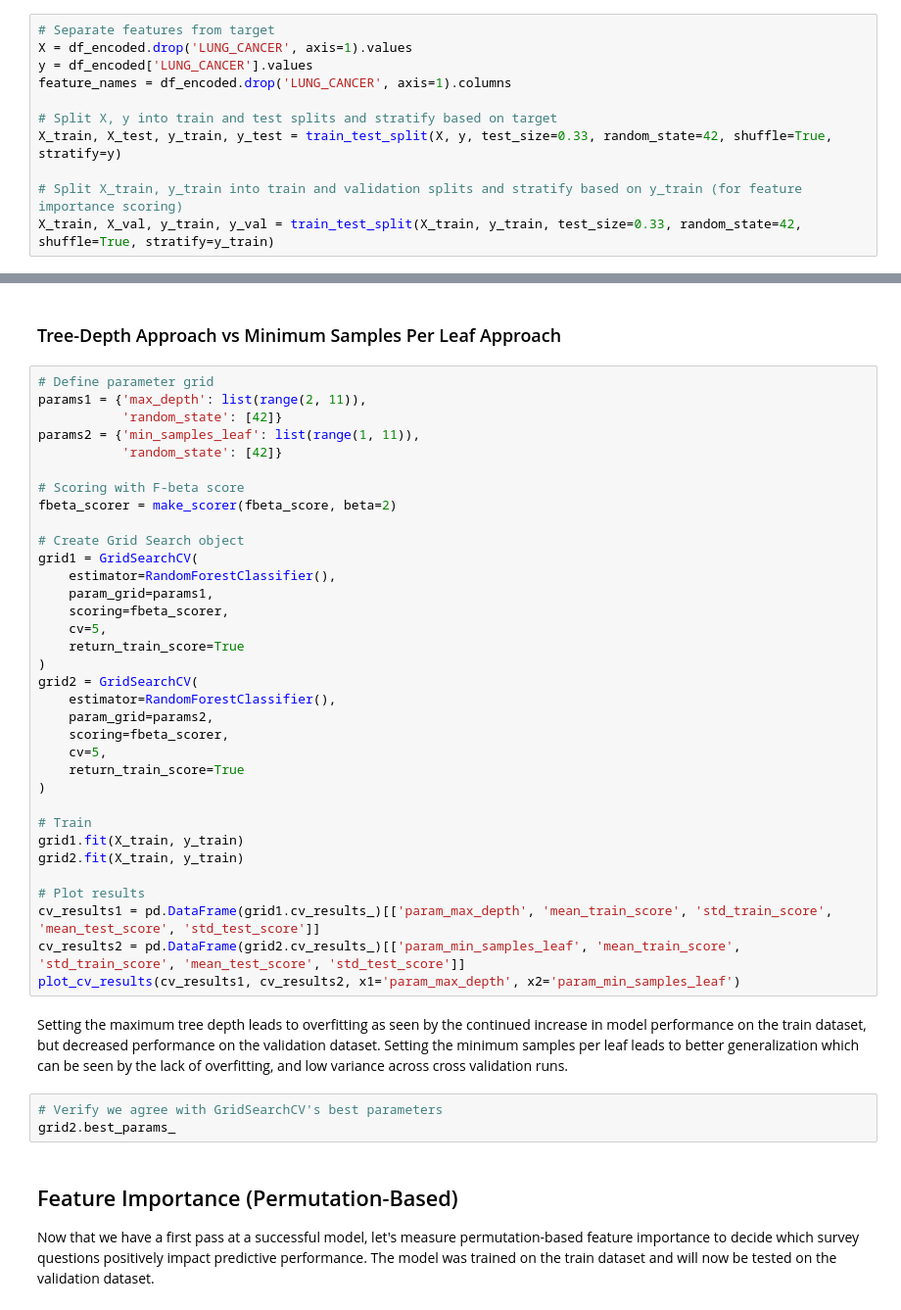
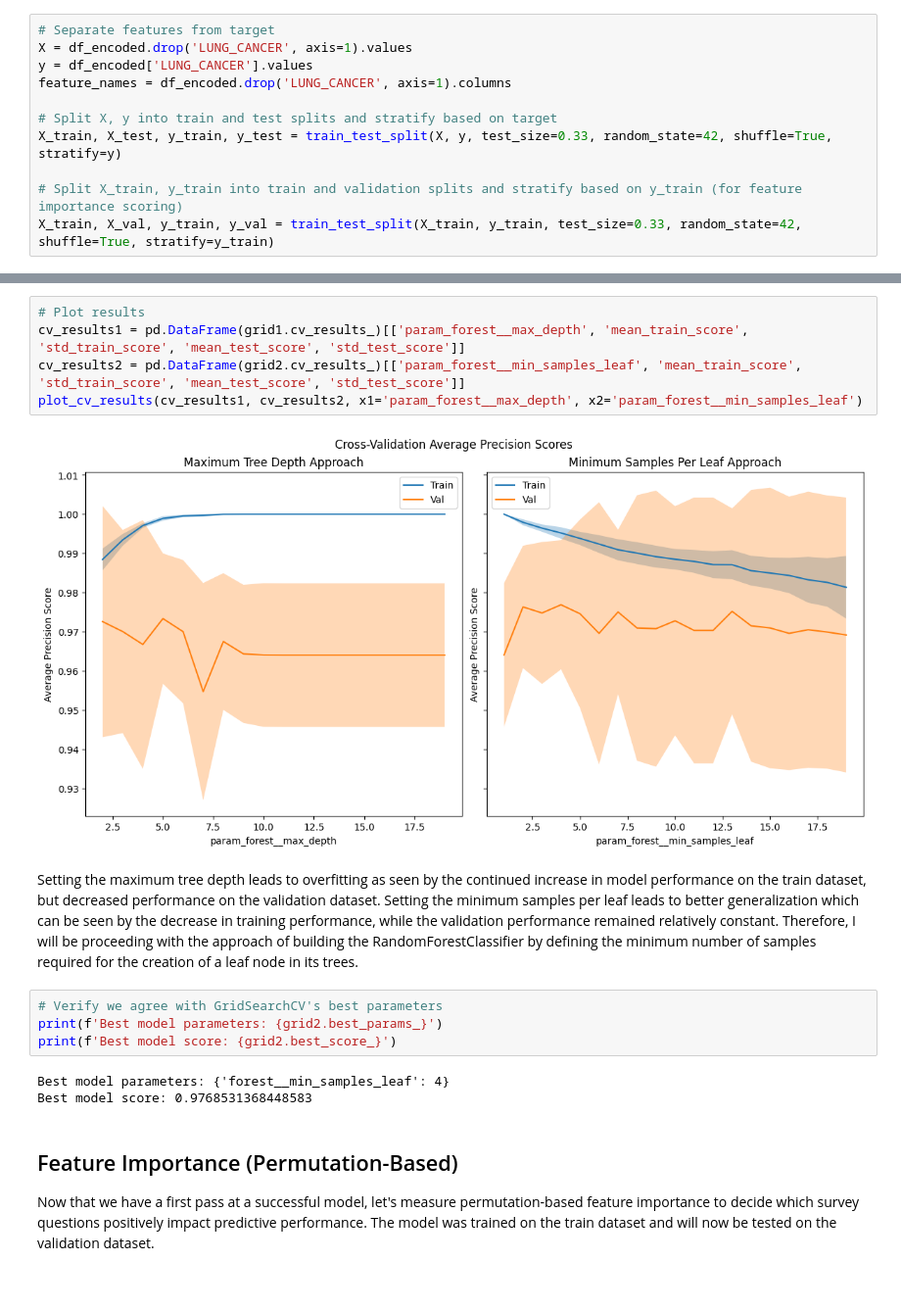
Before and after one commit to jesseingraham/lung-cancer-survey-prediction, a Jupyter notebook: notebooks/predicting-lung-cancer-and-survey-analysis.ipynb, the cells around one changed output, grey strips where cells are left out. Shown at 98% size. Cells and saved outputs as stored; diff of their text form.

```diff
--- a/notebooks/predicting-lung-cancer-and-survey-analysis.ipynb
+++ b/notebooks/predicting-lung-cancer-and-survey-analysis.ipynb
@@ -198,45 +338,20 @@ def plot_cv_results(results1, results2, x1='param_max_depth', x2='min_samples_le
     plt.show()
-# %% [markdown]
-### Tree-Depth Approach vs Minimum Samples Per Leaf Approach
-# %%
-# Define parameter grid
-params1 = {'max_depth': list(range(2, 11)),
-           'random_state': [42]}
-params2 = {'min_samples_leaf': list(range(1, 11)),
-           'random_state': [42]}
-
-# Scoring with F-beta score
-fbeta_scorer = make_scorer(fbeta_score, beta=2)
-
-# Create Grid Search object
-grid1 = GridSearchCV(
-    estimator=RandomForestClassifier(),
-    param_grid=params1,
-    scoring=fbeta_scorer,
-    cv=5,
-    return_train_score=True
-)
-grid2 = GridSearchCV(
-    estimator=RandomForestClassifier(),
-    param_grid=params2,
-    scoring=fbeta_scorer,
-    cv=5,
-    return_train_score=True
-)
-
-# Train
-grid1.fit(X_train, y_train)
-grid2.fit(X_train, y_train)
-
-# Plot results
-cv_results1 = pd.DataFrame(grid1.cv_results_)[['param_max_depth', 'mean_train_score', 'std_train_score', 'mean_test_score', 'std_test_score']]
-cv_results2 = pd.DataFrame(grid2.cv_results_)[['param_min_samples_leaf', 'mean_train_score', 'std_train_score', 'mean_test_score', 'std_test_score']]
-plot_cv_results(cv_results1, cv_results2, x1='param_max_depth', x2='param_min_samples_leaf')
+# %%
+# Plot results
+cv_results1 = pd.DataFrame(grid1.cv_results_)[['param_forest__max_depth', 'mean_train_score', 'std_train_score', 'mean_test_score', 'std_test_score']]
+cv_results2 = pd.DataFrame(grid2.cv_results_)[['param_forest__min_samples_leaf', 'mean_train_score', 'std_train_score', 'mean_test_score', 'std_test_score']]
+plot_cv_results(cv_results1, cv_results2, x1='param_forest__max_depth', x2='param_forest__min_samples_leaf')
+# %% [output]
+[figure, added]
 # %% [markdown]
-Setting the maximum tree depth leads to overfitting as seen by the continued increase in model performance on the train dataset, but decreased performance on the validation dataset. Setting the minimum samples per leaf leads to better generalization which can be seen by the lack of overfitting, and low variance across cross validation runs.
+Setting the maximum tree depth leads to overfitting as seen by the continued increase in model performance on the train dataset, but decreased performance on the validation dataset. Setting the minimum samples per leaf leads to better generalization which can be seen by the decrease in training performance, while the validation performance remained relatively constant. Therefore, I will be proceeding with the approach of building the RandomForestClassifier by defining the minimum number of samples required for the creation of a leaf node in its trees.
 # %%
 # Verify we agree with GridSearchCV's best parameters
-grid2.best_params_
+print(f'Best model parameters: {grid2.best_params_}')
+print(f'Best model score: {grid2.best_score_}')
+# %% [output]
+Best model parameters: {'forest__min_samples_leaf': 4}
+Best model score: 0.9768531368448583
 # %% [markdown]
 ## Feature Importance (Permutation-Based)
 Now that we have a first pass at a successful model, let's measure permutation-based feature importance to decide which survey questions positively impact predictive performance. The model was trained on the train dataset and will now be tested on the validation dataset.
```
Also changed, not shown: parts of 106 cells of this notebook, 2 other files.
